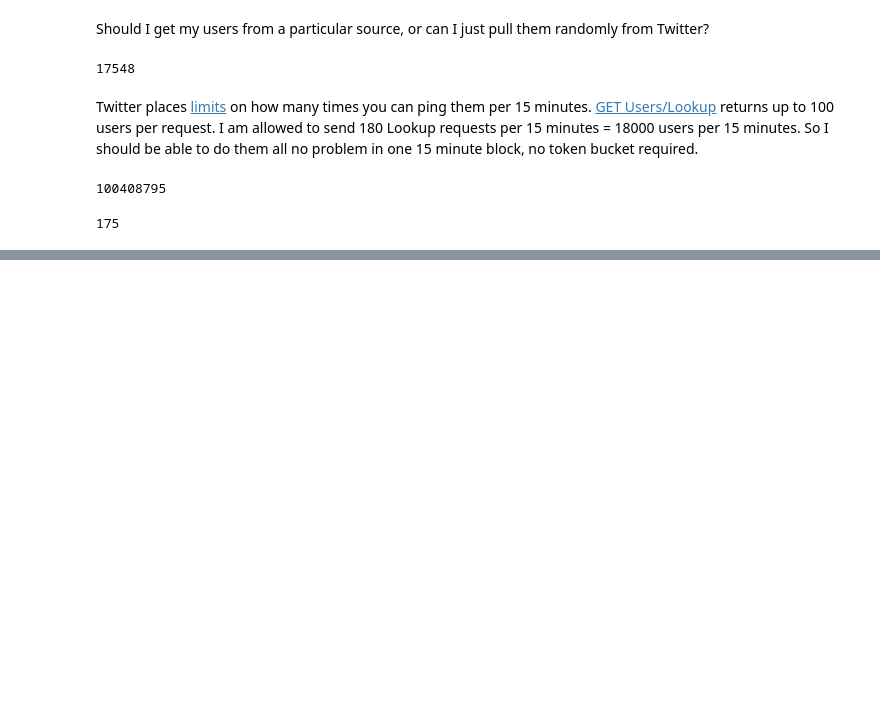
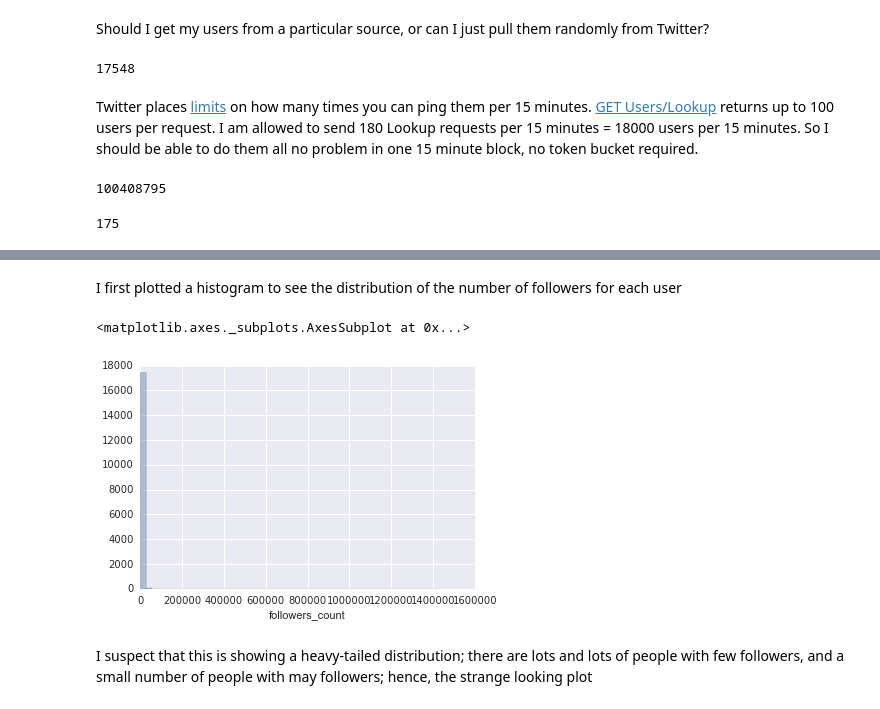
Before and after one commit to linbug/TwitScrip, a Jupyter notebook: Follower_regression_analysis.ipynb, the cells around one changed output, grey strips where cells are left out. Drawn from its saved outputs; the diff is of its cells as text; code cells hidden in the pictures; blank space fills up the shorter version.

```diff
--- a/Follower_regression_analysis.ipynb
+++ b/Follower_regression_analysis.ipynb
@@ -91,3 +74,0 @@ len(RC_followers_df)
-# %%
-for column in RC_followers_df.columns:
-        print RC_followers_df[column]
@@ -140,7 +74,0 @@ dtype: int64
-# %%
-names = []
-for i in range(len(RC_followers)):
-    for column in RC_followers_df.columns:
-        RC_followers_df[column] = RC_followers_df[column].append(pd.Series([user.name for user in RC_followers[i]]))
-
-        #RC_followers_df.name.append(names)
@@ -160,0 +88,9 @@ TypeError: object of type 'User' has no len()
+# %% [markdown]
+I first plotted a histogram to see the distribution of the number of followers for each user
+# %%
+sns.distplot(RC_followers_df.followers_count, kde = False)
+# %% [output]
+<matplotlib.axes._subplots.AxesSubplot at 0x...>
+[figure, added]
+# %% [markdown]
+I suspect that this is showing a heavy-tailed distribution; there are lots and lots of people with few followers, and a small number of people with may followers; hence, the strange looking plot
```
Also changed, not shown: parts of 58 cells of this notebook.
